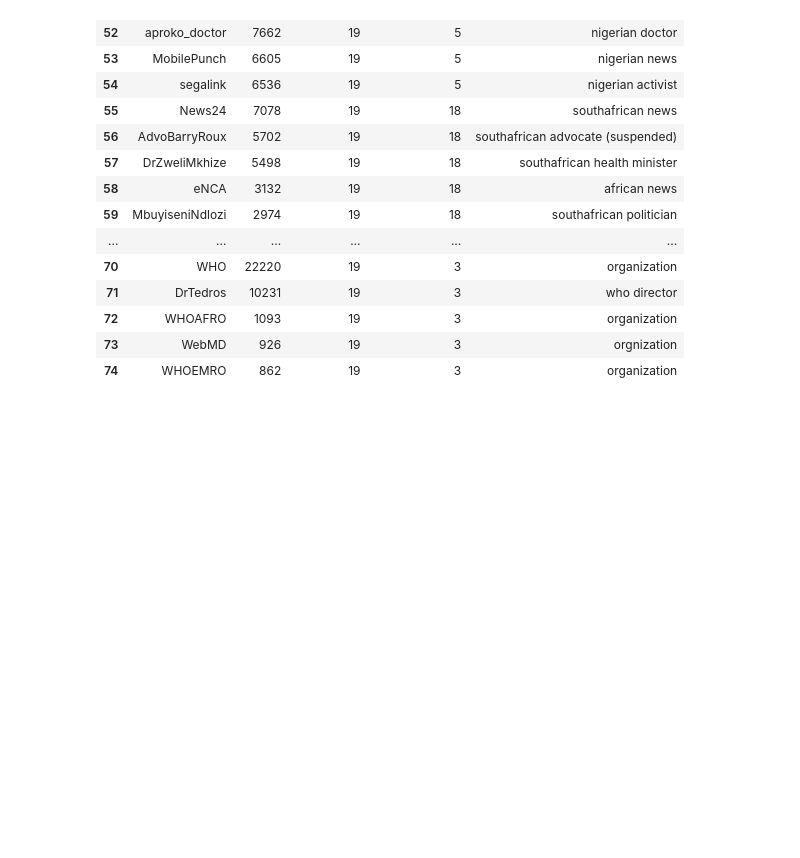
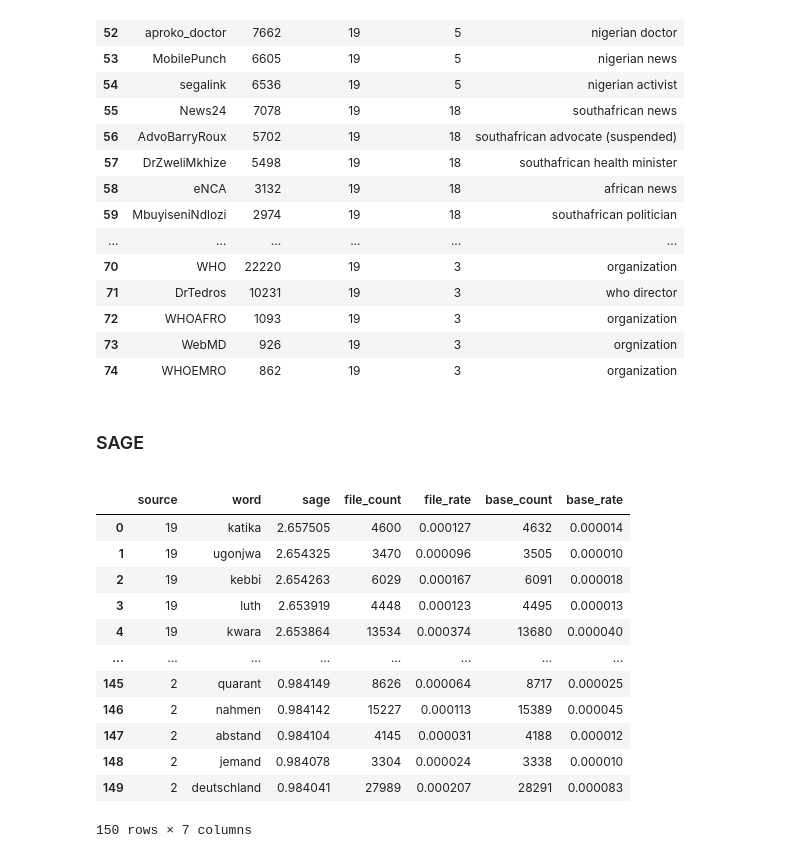
Before and after one commit to gi-ux/BachelorProject, a Jupyter notebook: notebook/Subnetworks.ipynb, the cells around one changed output. Drawn from its saved outputs; the diff is of its cells as text; code cells hidden in the pictures; blank space fills up the shorter version.

```diff
--- a/notebook/Subnetworks.ipynb
+++ b/notebook/Subnetworks.ipynb
@@ -789,3 +731,25 @@ df[df["community"]==19]
 | 72 | WHOAFRO | 1093 | 19 | 3 | organization |
 | 73 | WebMD | 926 | 19 | 3 | orgnization |
 | 74 | WHOEMRO | 862 | 19 | 3 | organization |
+# %% [markdown]
+### SAGE
+<a id="sage"/>
+# %%
+df_sage = tweets_utils.clean_data_format(df_sage)
+source = [(lambda x: x.split("\\")[5].split("_")[1])(x) for x in df_sage["source"]]
+df_sage["source"] = source
+df_sage
+# %% [output]
+|  | source | word | sage | file_count | file_rate | base_count | base_rate |
+| 0 | 19 | katika | 2.657505 | 4600 | 0.000127 | 4632 | 0.000014 |
+| 1 | 19 | ugonjwa | 2.654325 | 3470 | 0.000096 | 3505 | 0.000010 |
+| 2 | 19 | kebbi | 2.654263 | 6029 | 0.000167 | 6091 | 0.000018 |
+| 3 | 19 | luth | 2.653919 | 4448 | 0.000123 | 4495 | 0.000013 |
+| 4 | 19 | kwara | 2.653864 | 13534 | 0.000374 | 13680 | 0.000040 |
+| ... | ... | ... | ... | ... | ... | ... | ... |
+| 145 | 2 | quarant | 0.984149 | 8626 | 0.000064 | 8717 | 0.000025 |
+| 146 | 2 | nahmen | 0.984142 | 15227 | 0.000113 | 15389 | 0.000045 |
+| 147 | 2 | abstand | 0.984104 | 4145 | 0.000031 | 4188 | 0.000012 |
+| 148 | 2 | jemand | 0.984078 | 3304 | 0.000024 | 3338 | 0.000010 |
+| 149 | 2 | deutschland | 0.984041 | 27989 | 0.000207 | 28291 | 0.000083 |
+150 rows × 7 columns
```
Also changed, not shown: parts of 15 cells of this notebook, 6 other files.
